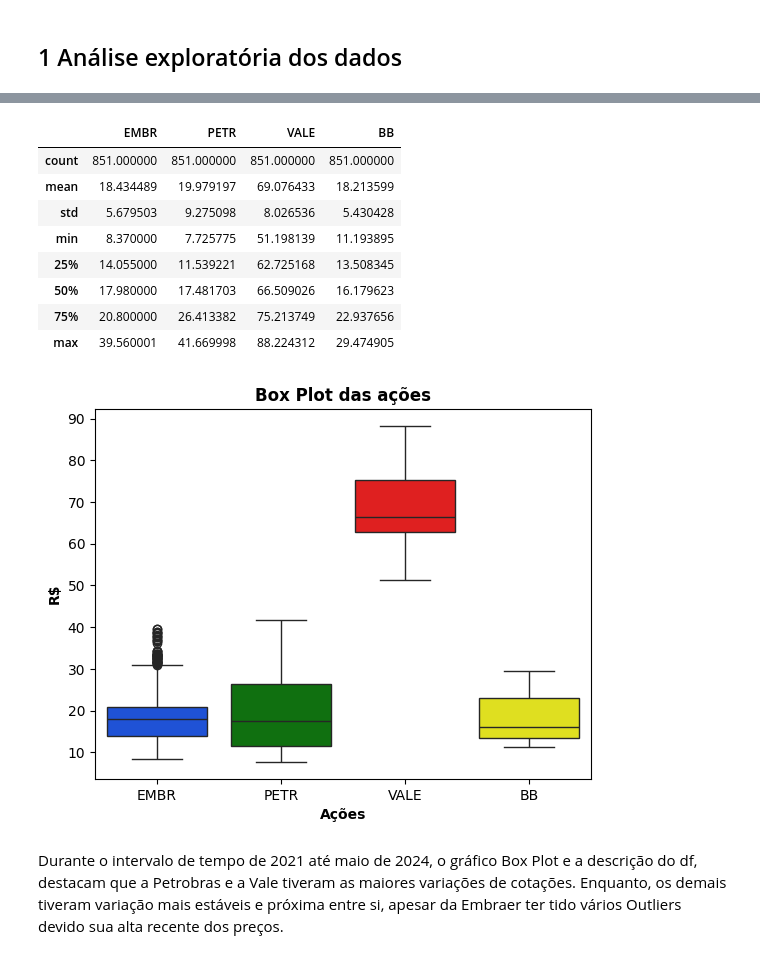
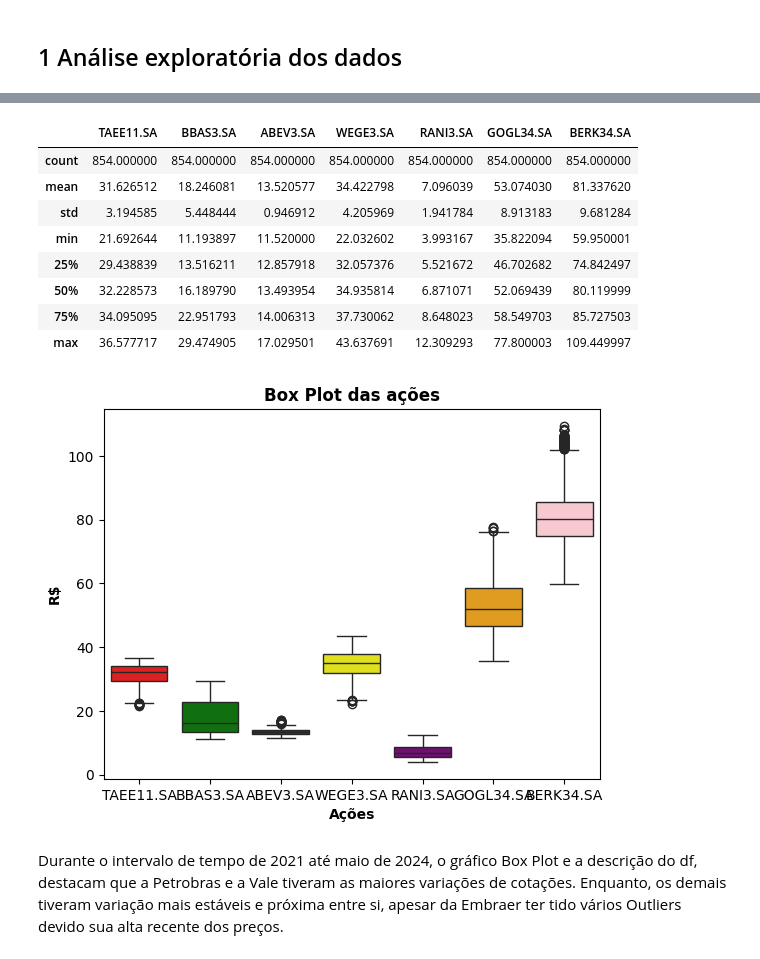
Before and after one commit to victordornelos/otimizacao_portfolio_python, a Jupyter notebook: carteira.ipynb, the cells around one changed output, grey strips where cells are left out. Saved outputs shown, nothing was run; the diff lists cells and outputs as text; code cells hidden in the pictures.

```diff
--- a/carteira.ipynb
+++ b/carteira.ipynb
@@ -15,9 +15,9 @@ import pickle
 from help import alocacao_ativos, visualiza_carteira,alocacao_markowitz
 # %%
 # Lista com as ações da carteira
-acoes = ['EMBR3.SA','PETR4.SA','VALE3.SA','BBAS3.SA']
+acoes = ['TAEE11.SA','BBAS3.SA','ABEV3.SA','WEGE3.SA','RANI3.SA','GOGL34.SA','BERK34.SA']
 # %%
 # Criando DF com as cotações usando Adj Close pelo yfinance
-#df = pd.DataFrame()
-#for i in acoes:
-    #df[i] = yf.download(i, start='2021-01-01')['Adj Close']
+df = pd.DataFrame()
+for i in acoes:
+    df[i] = yf.download(i, start='2021-01-01')['Adj Close']
@@ -26,32 +34,32 @@ acoes = ['EMBR3.SA','PETR4.SA','VALE3.SA','BBAS3.SA']
 #df = df.rename(columns={'EMBR3.SA':'EMBR','PETR4.SA':'PETR','VALE3.SA':'VALE','BBAS3.SA':'BB'})
 # %%
 # Salvando DF para evitar possíveis com yfinance
-#df.to_csv('carteira.csv')
-df=pd.read_csv('carteira.csv',index_col='Date')
+df.to_csv('carteira.csv')
+#df=pd.read_csv('carteira.csv',index_col='Date')
 # %%
 # Descrição estatística dos dados
 df.describe()
 # %% [output]
-|  | EMBR | PETR | VALE | BB |
-| count | 851.000000 | 851.000000 | 851.000000 | 851.000000 |
-| mean | 18.434489 | 19.979197 | 69.076433 | 18.213599 |
-| std | 5.679503 | 9.275098 | 8.026536 | 5.430428 |
-| min | 8.370000 | 7.725775 | 51.198139 | 11.193895 |
-| 25% | 14.055000 | 11.539221 | 62.725168 | 13.508345 |
-| 50% | 17.980000 | 17.481703 | 66.509026 | 16.179623 |
-| 75% | 20.800000 | 26.413382 | 75.213749 | 22.937656 |
-| max | 39.560001 | 41.669998 | 88.224312 | 29.474905 |
+|  | TAEE11.SA | BBAS3.SA | ABEV3.SA | WEGE3.SA | RANI3.SA | GOGL34.SA | BERK34.SA |
+| count | 854.000000 | 854.000000 | 854.000000 | 854.000000 | 854.000000 | 854.000000 | 854.000000 |
+| mean | 31.626512 | 18.246081 | 13.520577 | 34.422798 | 7.096039 | 53.074030 | 81.337620 |
+| std | 3.194585 | 5.448444 | 0.946912 | 4.205969 | 1.941784 | 8.913183 | 9.681284 |
+| min | 21.692644 | 11.193897 | 11.520000 | 22.032602 | 3.993167 | 35.822094 | 59.950001 |
+| 25% | 29.438839 | 13.516211 | 12.857918 | 32.057376 | 5.521672 | 46.702682 | 74.842497 |
+| 50% | 32.228573 | 16.189790 | 13.493954 | 34.935814 | 6.871071 | 52.069439 | 80.119999 |
+| 75% | 34.095095 | 22.951793 | 14.006313 | 37.730062 | 8.648023 | 58.549703 | 85.727503 |
+| max | 36.577717 | 29.474905 | 17.029501 | 43.637691 | 12.309293 | 77.800003 | 109.449997 |
 # %%
 # Criando Box Plot para os papéis
-cores=['#0045F5','green','red','yellow']
+cores= ["Red", "Green", "Blue", "Yellow", "Purple", "Orange", "Pink", "Brown", "Black", "White", "Gray", "Cyan", "Magenta"]
 sns.boxplot(data=df,palette=cores)
 plt.title('Box Plot das ações',fontweight='bold')
 plt.xlabel('Ações',fontweight='bold')
 plt.ylabel('R$',fontweight='bold')
 plt.grid(False)
 plt.show()
 # %% [output]
-[figure, old version]
+[figure, new version]
 # %% [markdown]
 Durante o intervalo de tempo de 2021 até maio de 2024, o gráfico Box Plot e a descrição do df, destacam que a Petrobras e a Vale  tiveram as maiores variações de cotações. Enquanto, os demais tiveram variação mais estáveis e próxima entre si, apesar da Embraer ter tido vários Outliers devido sua alta recente dos preços.
 # %%
```
Also changed, not shown: parts of 28 cells of this notebook, 2 other files.
